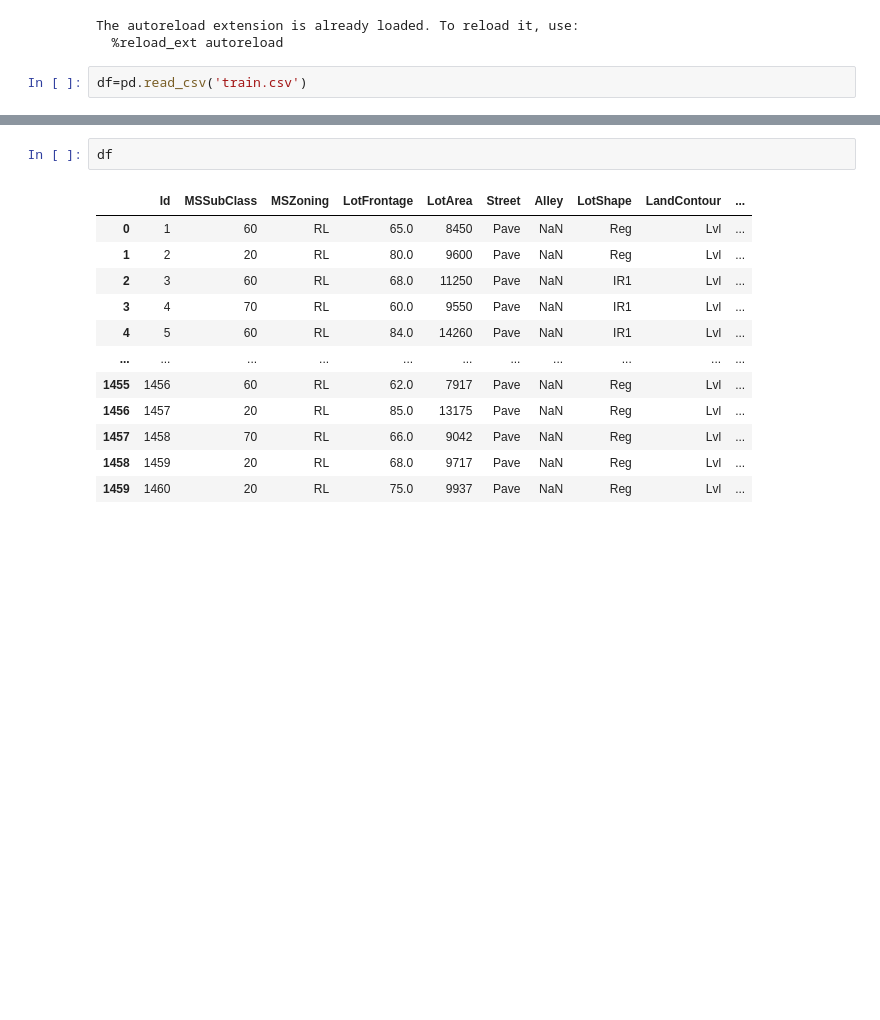
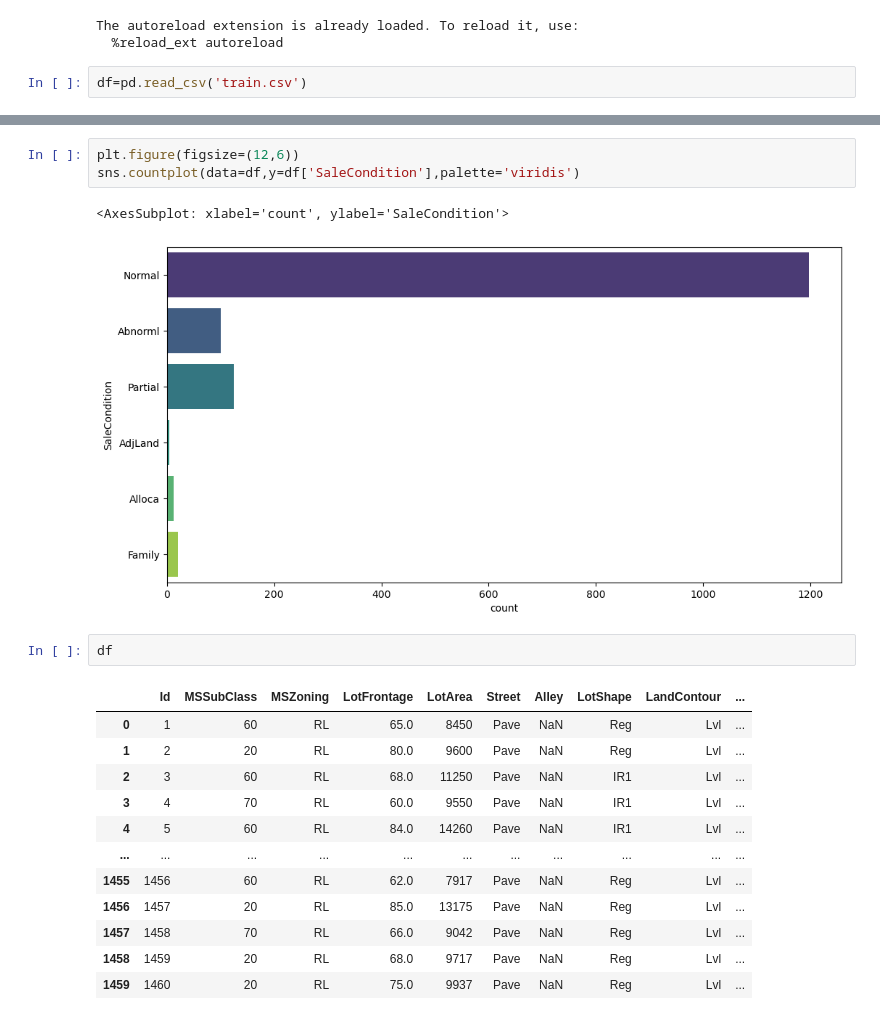
Before and after one commit to BibekRai44/Advanced-House-Price-Prediction, a Jupyter notebook: house-price-prediction.ipynb, the cells around one changed output, grey strips where cells are left out. Drawn from its saved outputs; the diff is of its cells as text; blank space fills up the shorter version.

Commit message:
more data viz

```diff
--- a/house-price-prediction.ipynb
+++ b/house-price-prediction.ipynb
@@ -22,3 +115,9 @@ df=pd.read_csv('train.csv')
+# %%
+plt.figure(figsize=(12,6))
+sns.countplot(data=df,y=df['SaleCondition'],palette='viridis')
+# %% [output]
+<AxesSubplot: xlabel='count', ylabel='SaleCondition'>
+[figure, added]
 # %%
 df
 # %% [output]
```
Also changed, not shown: parts of 10 cells of this notebook.
